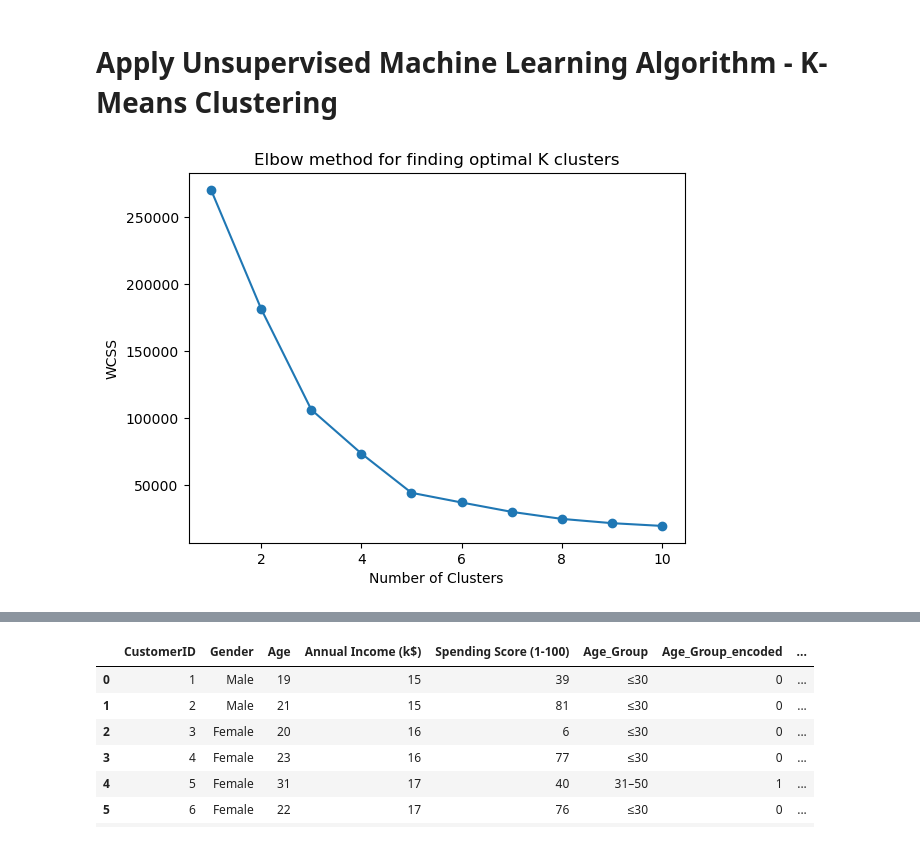
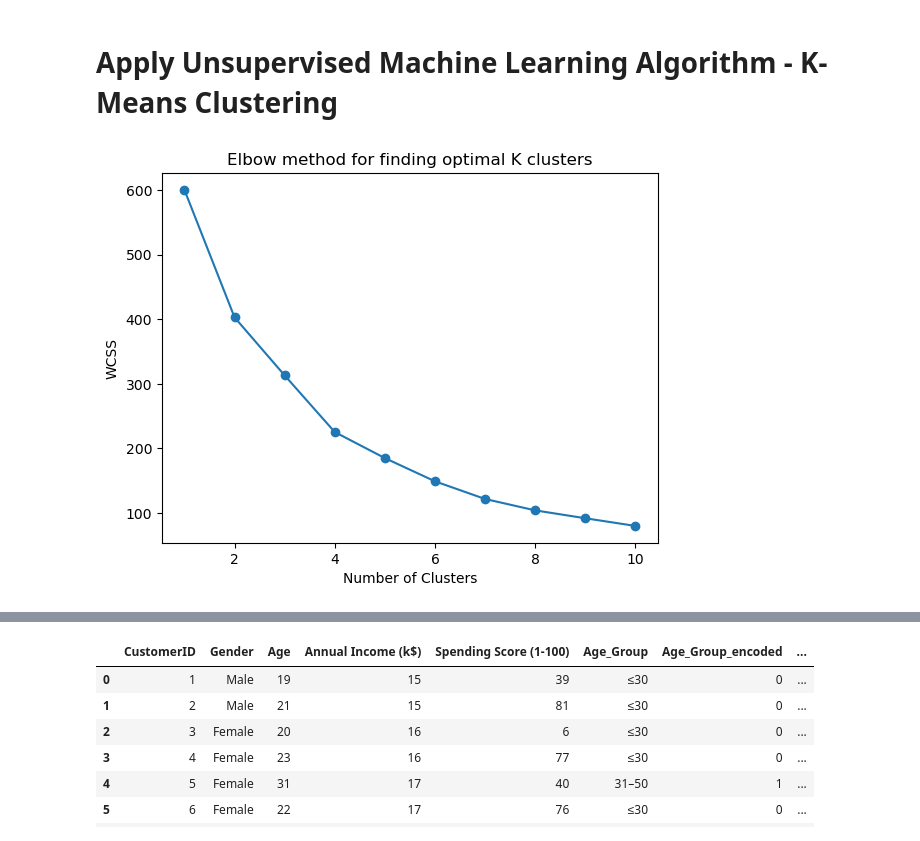
Before and after one commit to SweetySeelam2/customer-segmentation-ML, a Jupyter notebook: Customer_Segmentation_KMeans_Clustering.ipynb, the cells around one changed output, grey strips where cells are left out. Cells and saved outputs as stored; diff of their text form; code cells hidden in the pictures.

```diff
--- a/Customer_Segmentation_KMeans_Clustering.ipynb
+++ b/Customer_Segmentation_KMeans_Clustering.ipynb
@@ -125,18 +125,18 @@ X_scaled = scaler.fit_transform(X)
 # %%
 #Determine optimal number of Clusters utilizing elbow method
 wcss = []
 for i in range(1,11):
     kmeans= KMeans(n_clusters=i,init='k-means++',random_state=42)
-    kmeans.fit(X)
+    kmeans.fit(X_scaled)
     wcss.append(kmeans.inertia_)
 
 plt.plot(range(1,11),wcss,marker='o')
 plt.xlabel('Number of Clusters')
 plt.ylabel('WCSS')
 plt.title('Elbow method for finding optimal K clusters')
 plt.show()
 # %% [output]
-[figure, old version]
+[figure, new version]
 # %%
 #Train the K-Means model
 kmeans= KMeans(n_clusters=5,init='k-means++',random_state=42)
```
Also changed, not shown: parts of 10 cells of this notebook.
